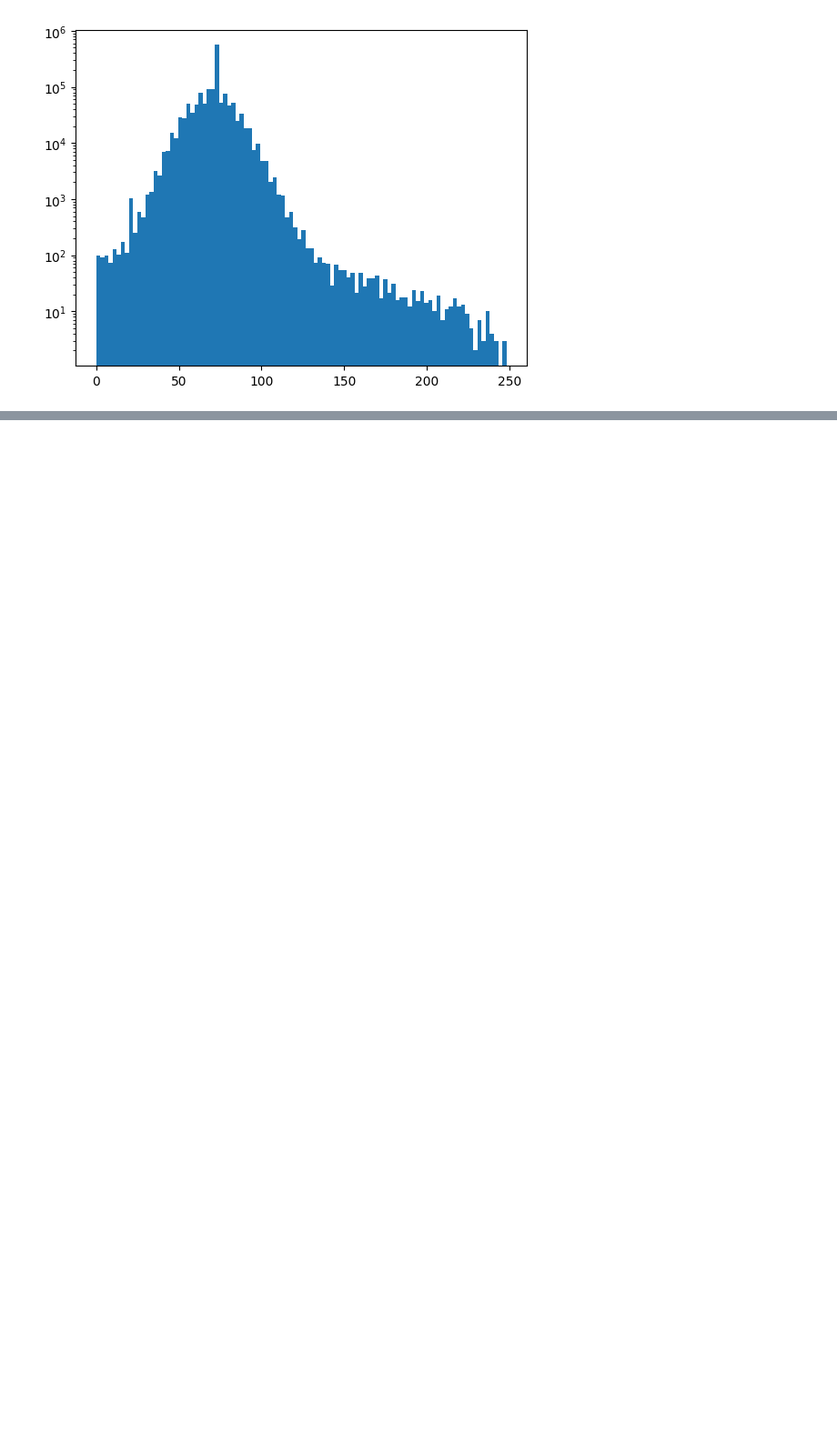
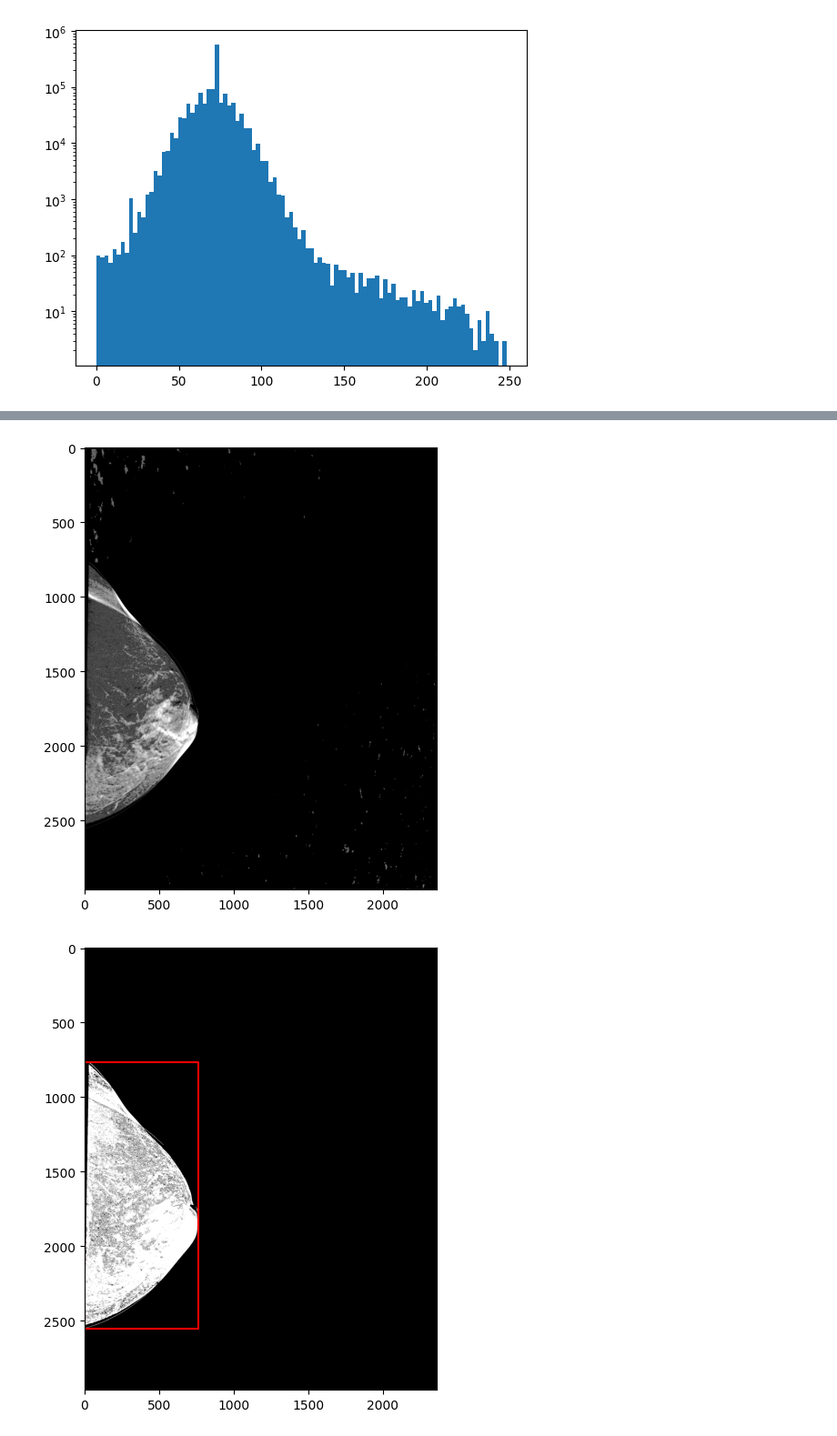
Before and after one commit to Likalto4/Added_value_feature_uncertainty, a Jupyter notebook: deep/data_preparation/data_preparation.ipynb, the cells around one changed output, grey strips where cells are left out. Shown at 91% size. Drawn from its saved outputs; the diff is of its cells as text; code cells hidden in the pictures; blank space fills up the shorter version.

Commit message:
working bbox for breast code

```diff
--- a/deep/data_preparation/data_preparation.ipynb
+++ b/deep/data_preparation/data_preparation.ipynb
@@ -69,0 +186,38 @@ plt.show()
+# %%
+### Summary
+dataset_info = dataset_INCan()
+# define min and max values for the images
+min_val = -168
+max_val = 232
+# example
+pat_num = dataset_info.pat_num[-10]
+patient_ex = patient(pat_num)
+# read SET image, left oriented and corrected
+SET_array = patient_ex.get_im(sequence='SET', format='np', SET_corrected=True, left_oriented=True)
+SET_array = prepare_array(SET_array, min_val, max_val) # to 8bits in range
+
+# CUTTING
+# find most common value
+SET_mode = stats.mode(SET_array.flatten(), keepdims=True)[0][0]
+# send pixels to 0 in the mode
+SET_array_blackbg = SET_array.copy()
+SET_array_blackbg[SET_array_blackbg==SET_mode] = 0
+# also remove +-range the mode in one line
+for i in range(7):
+    SET_array_blackbg[(SET_array_blackbg==SET_mode+i) | (SET_array_blackbg==SET_mode-i)] = 0
+# show image
+plt.figure(figsize=(5,10))
+plt.imshow(SET_array_blackbg, cmap='gray')
+plt.show()
+
+bbox, img2 = get_normal_BBox(SET_array_blackbg)
+
+# show image
+plt.figure(figsize=(5,10))
+plt.imshow(img2, cmap='gray')
+# show bbox
+plt.plot([bbox[0],bbox[2],bbox[2],bbox[0],bbox[0]],[bbox[1],bbox[1],bbox[3],bbox[3],bbox[1]],'r')
+plt.show()
+# %% [output]
+[figure, added]
+[figure, added]
```
Also changed, not shown: parts of 11 cells of this notebook, 2 other files.
